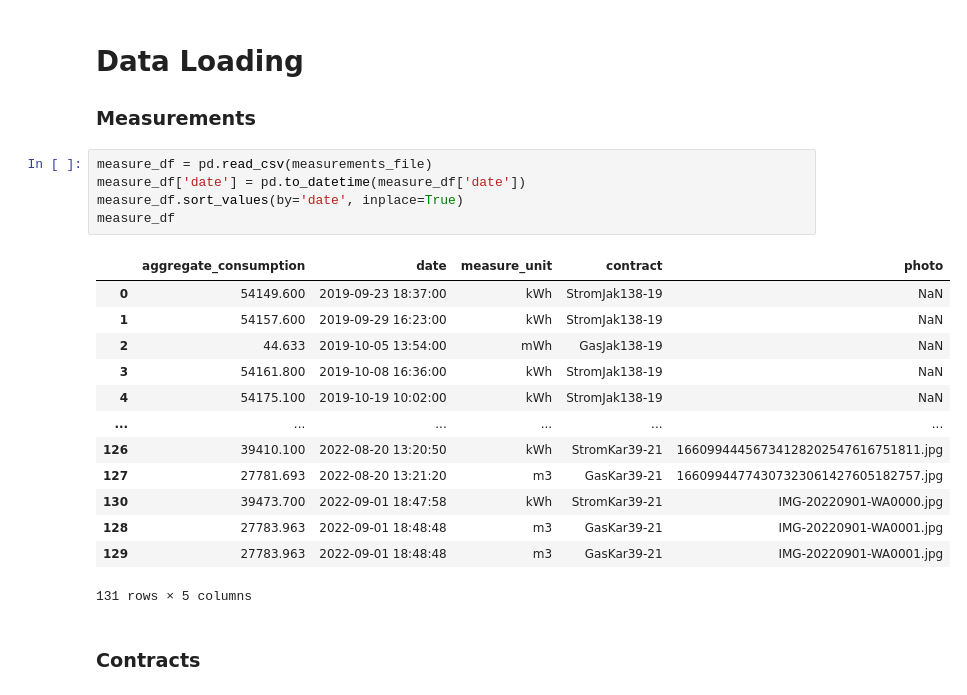
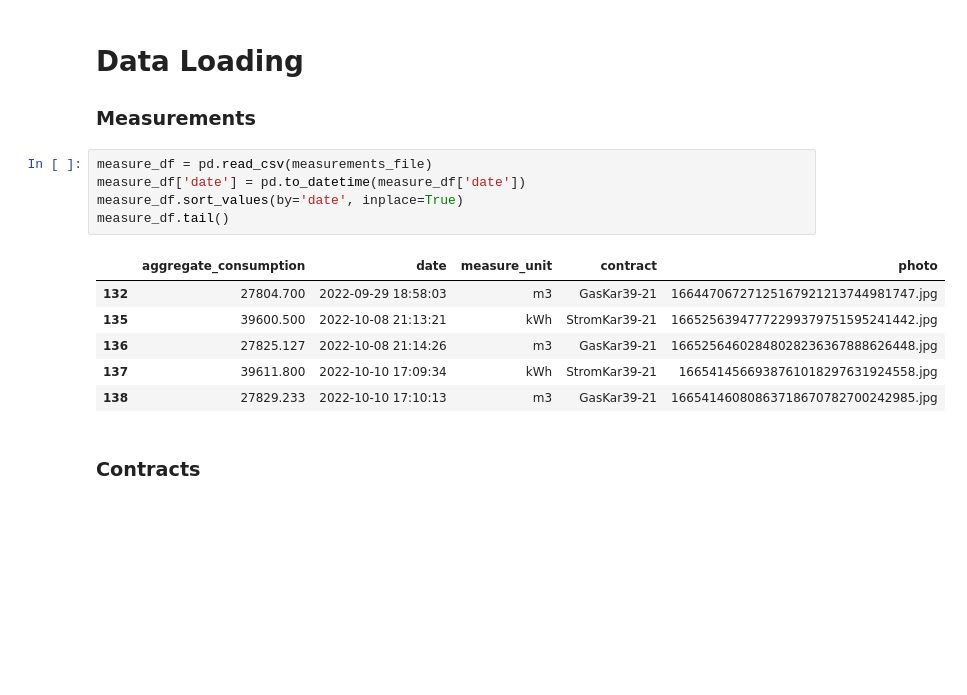
Before and after one commit to klupp/HomeExpenses, a Jupyter notebook: Insignts.ipynb, the cells around one changed output. Drawn from its saved outputs; the diff is of its cells as text; blank space fills up the shorter version.

```diff
--- a/Insignts.ipynb
+++ b/Insignts.ipynb
@@ -19,22 +19,15 @@ palette = sns.color_palette('colorblind')
 # %%
 measure_df = pd.read_csv(measurements_file)
 measure_df['date'] = pd.to_datetime(measure_df['date'])
 measure_df.sort_values(by='date', inplace=True)
-measure_df
+measure_df.tail()
 # %% [output]
 |  | aggregate_consumption | date | measure_unit | contract | photo |
-| 0 | 54149.600 | 2019-09-23 18:37:00 | kWh | StromJak138-19 | NaN |
-| 1 | 54157.600 | 2019-09-29 16:23:00 | kWh | StromJak138-19 | NaN |
-| 2 | 44.633 | 2019-10-05 13:54:00 | mWh | GasJak138-19 | NaN |
-| 3 | 54161.800 | 2019-10-08 16:36:00 | kWh | StromJak138-19 | NaN |
-| 4 | 54175.100 | 2019-10-19 10:02:00 | kWh | StromJak138-19 | NaN |
-| ... | ... | ... | ... | ... | ... |
-| 126 | 39410.100 | 2022-08-20 13:20:50 | kWh | StromKar39-21 | 16609944456734128202547616751811.jpg |
-| 127 | 27781.693 | 2022-08-20 13:21:20 | m3 | GasKar39-21 | 16609944774307323061427605182757.jpg |
-| 130 | 39473.700 | 2022-09-01 18:47:58 | kWh | StromKar39-21 | IMG-20220901-WA0000.jpg |
-| 128 | 27783.963 | 2022-09-01 18:48:48 | m3 | GasKar39-21 | IMG-20220901-WA0001.jpg |
-| 129 | 27783.963 | 2022-09-01 18:48:48 | m3 | GasKar39-21 | IMG-20220901-WA0001.jpg |
+| 132 | 27804.700 | 2022-09-29 18:58:03 | m3 | GasKar39-21 | 16644706727125167921213744981747.jpg |
+| 135 | 39600.500 | 2022-10-08 21:13:21 | kWh | StromKar39-21 | 16652563947772299379751595241442.jpg |
+| 136 | 27825.127 | 2022-10-08 21:14:26 | m3 | GasKar39-21 | 16652564602848028236367888626448.jpg |
+| 137 | 39611.800 | 2022-10-10 17:09:34 | kWh | StromKar39-21 | 1665414566938761018297631924558.jpg |
+| 138 | 27829.233 | 2022-10-10 17:10:13 | m3 | GasKar39-21 | 16654146080863718670782700242985.jpg |
-131 rows × 5 columns
 # %% [markdown]
 ### Contracts
 # %%
```
Also changed, not shown: parts of 2 cells of this notebook, 7 other files.
